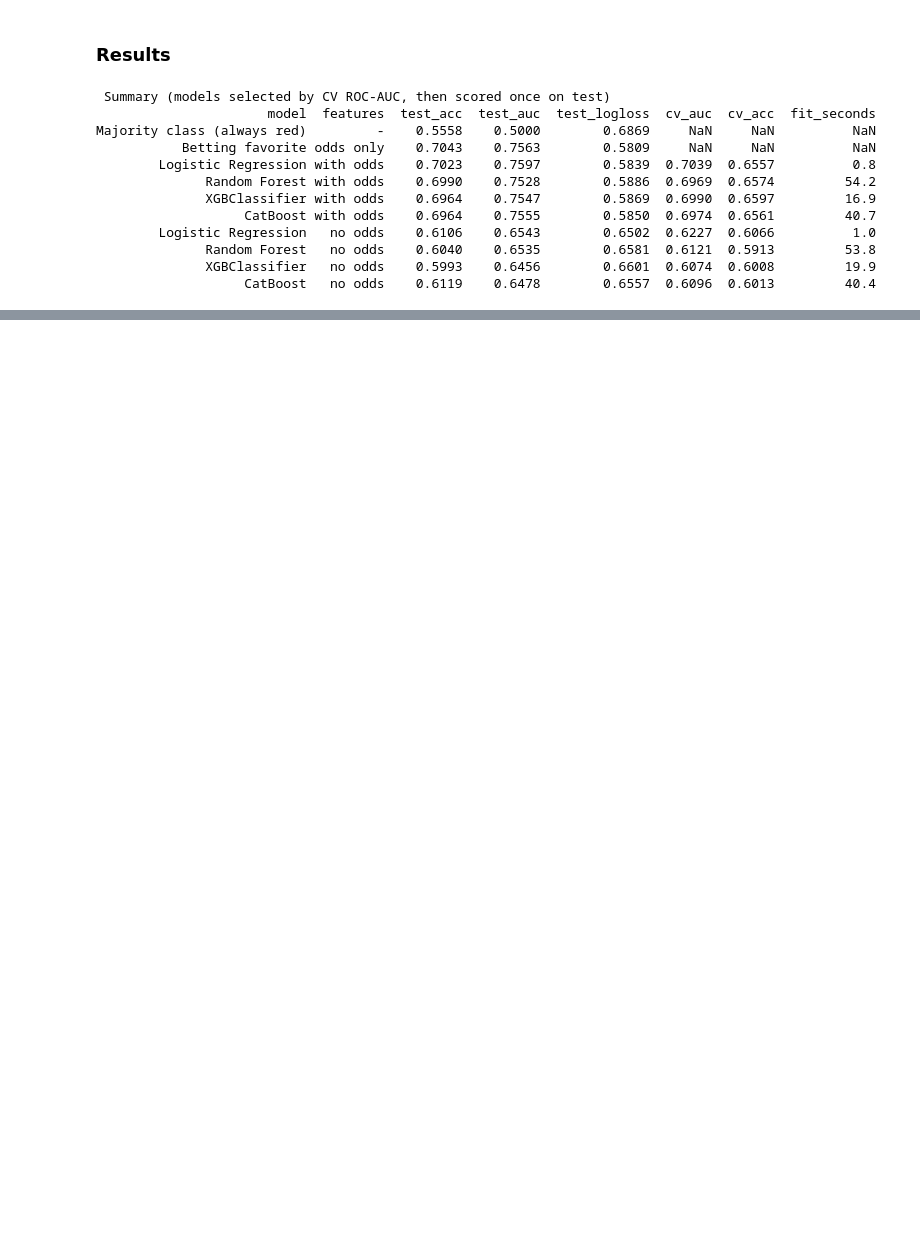
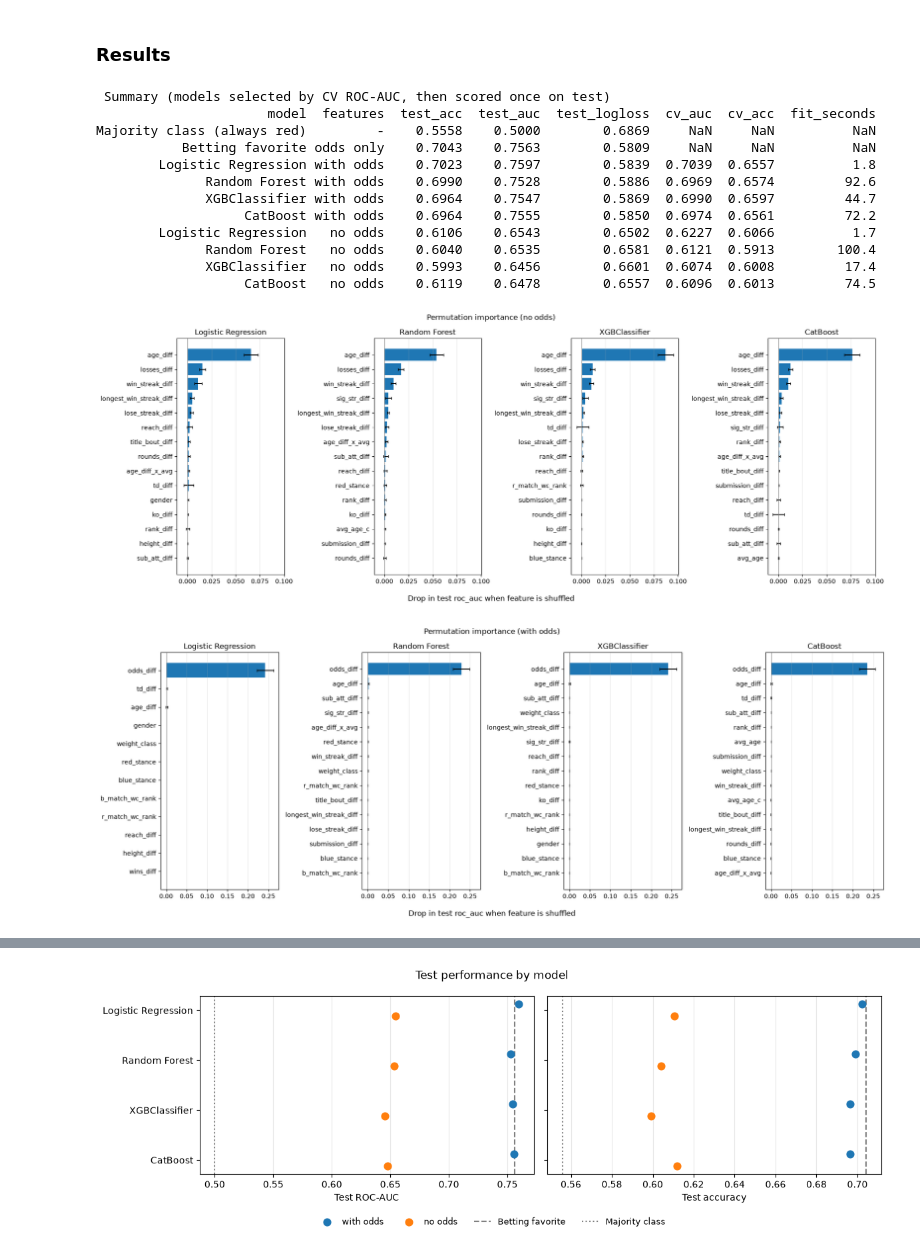
Before and after one commit to kormakursnorra/MachineLearningRepo, a Jupyter notebook: Project1/src/final_notebook.ipynb, the cells around one changed output, grey strips where cells are left out. Drawn from its saved outputs; the diff is of its cells as text; code cells hidden in the pictures; blank space fills up the shorter version.

Commit message:
plots and results

```diff
--- a/Project1/src/final_notebook.ipynb
+++ b/Project1/src/final_notebook.ipynb
@@ -332,13 +345,49 @@ KeyboardInterrupt:
 # %%
 summary = pd.DataFrame(results)
 pd.set_option("display.width", 200)
-
 print("\n Summary (models selected by CV ROC-AUC, then scored once on test) ")
 print(summary.drop(columns=["best_params"]).round(4).to_string(index=False))
+summary.to_csv(Path.cwd().parent / "data" / "results_summary.csv", index=False)
 
-result_path = Path.cwd().parent / "data" / "results_summary.csv"
+imp = pd.DataFrame(importance_rows)
+imp.to_csv(Path.cwd().parent / "data" / "permutation_importance.csv", index=False)
 
-summary.to_csv(result_path, index=False)
+fig_path_prefix = Path.cwd().parent / "media"
+
+def plot_importance(imp, metric="roc_auc", features="no odds", top_n=15):
+    """Horizontal bars per model, top_n features, error bars = std over repeats."""
+    d = imp[(imp["metric"] == metric) & (imp["features"] == features)]
+    models = d["model"].unique()
+    fig, axes = plt.subplots(1, len(models), figsize=(4.5 * len(models), 0.35 * top_n + 1.5), sharex=True)
+    for ax, m in zip(np.atleast_1d(axes), models):
+        dm = d[d["model"] == m].nlargest(top_n, "importance").iloc[::-1]  # biggest on top
+        colors = np.where(dm["importance"] > 0, "tab:blue", "tab:red")
+        ax.barh(dm["feature"], dm["importance"], xerr=dm["importance_std"], color=colors, capsize=2)
+        ax.axvline(0, color="gray", lw=0.8)
+        ax.set_title(m)
+        ax.grid(axis="x", alpha=0.3)
+    fig.supxlabel(f"Drop in test {metric} when feature is shuffled")
+    fig.suptitle(f"Permutation importance ({features})")
+    plt.savefig(fig_path_prefix / "importance_plot", dpi=150)
+    plt.tight_layout()
+    plt.show()
+
+plot_importance(imp, metric="roc_auc", features="no odds")
+plot_importance(imp, metric="roc_auc", features="with odds")
+
+# Heatmap: every feature vs every model, for one metric and feature set
+def importance_heatmap(imp, metric="roc_auc", features="no odds"):
+    d = imp[(imp["metric"] == metric) & (imp["features"] == features)]
+    pivot = d.pivot_table(index="feature", columns="model", values="importance")
+    pivot = pivot.loc[pivot.mean(axis=1).sort_values(ascending=False).index]
+    fig, ax = plt.subplots(figsize=(7, 0.3 * len(pivot) + 1.5))
+    sns.heatmap(pivot, annot=True, fmt=".3f", cmap="RdBu_r", center=0, ax=ax, cbar_kws={"label": metric})
+    ax.set_title(f"Permutation importance, {metric} ({features})")
+    plt.savefig(fig_path_prefix / "heat_map_plot", dpi=150)
+    plt.tight_layout()
+    plt.show()
+
+importance_heatmap(imp, "roc_auc", "no odds")
 
 # Test-set AUC and accuracy per model, with and without odds.
 # Dot plot rather than bars so the axis doesn't have to start at 0 to be honest.
@@ -362,6 +411,7 @@ axes[0].invert_yaxis()
 handles, labels = axes[1].get_legend_handles_labels()
 fig.legend(handles, labels, loc="lower center", ncol=4, fontsize=9, frameon=False)
 fig.suptitle("Test performance by model")
+plt.savefig(fig_path_prefix / "model_performance_plot", dpi=150)
 plt.tight_layout(rect=(0, 0.07, 1, 1))
 plt.show()
 
@@ -373,38 +423,42 @@ for name, proba in test_probas.items():
         fpr, tpr, _ = roc_curve(y_test, proba)
         style = dict(color="black", ls="--", lw=2) if name == "Betting favorite" else dict(lw=1.5)
         ax.plot(fpr, tpr, label=f"{name}  (AUC {roc_auc_score(y_test, proba):.3f})", **style)
 ax.plot([0, 1], [0, 1], color="gray", ls=":", lw=1)
 ax.set_xlabel("False positive rate")
 ax.set_ylabel("True positive rate")
 ax.set_title("ROC curves (test set)")
 ax.legend(loc="lower right", fontsize=8)
+plt.savefig(fig_path_prefix / "roc_results_plot", dpi=150)
 plt.tight_layout()
 plt.show()
 
 # Calibration: when a model says "red wins 70%", does red win ~70% of the time?
 # Matters more than AUC if these probabilities are ever compared to betting lines.
 fig, ax = plt.subplots(figsize=(6, 6))
 for name in ["Betting favorite", "Logistic Regression (with odds)", "Logistic Regression (no odds)"]:
     frac_pos, mean_pred = calibration_curve(y_test, test_probas[name], n_bins=10, strategy="quantile")
     style = dict(color="black", ls="--") if name == "Betting favorite" else {}
     ax.plot(mean_pred, frac_pos, marker="o", label=name, **style)
 ax.plot([0, 1], [0, 1], color="gray", ls=":", lw=1, label="Perfect calibration")
 ax.set_xlabel("Predicted P(red wins)")
 ax.set_ylabel("Observed fraction red wins")
 ax.set_title("Calibration (test set, 10 quantile bins)")
 ax.legend(loc="upper left", fontsize=8)
+plt.savefig(fig_path_prefix / "calibration_results_plot", dpi=150)
 plt.tight_layout()
 plt.show()
 # %% [output]
  Summary (models selected by CV ROC-AUC, then scored once on test)
                       model  features  test_acc  test_auc  test_logloss  cv_auc  cv_acc  fit_seconds
 Majority class (always red)         -    0.5558    0.5000        0.6869     NaN     NaN          NaN
            Betting favorite odds only    0.7043    0.7563        0.5809     NaN     NaN          NaN
-        Logistic Regression with odds    0.7023    0.7597        0.5839  0.7039  0.6557          0.8
-              Random Forest with odds    0.6990    0.7528        0.5886  0.6969  0.6574         54.2
-              XGBClassifier with odds    0.6964    0.7547        0.5869  0.6990  0.6597         16.9
-                   CatBoost with odds    0.6964    0.7555        0.5850  0.6974  0.6561         40.7
-        Logistic Regression   no odds    0.6106    0.6543        0.6502  0.6227  0.6066          1.0
-              Random Forest   no odds    0.6040    0.6535        0.6581  0.6121  0.5913         53.8
-              XGBClassifier   no odds    0.5993    0.6456        0.6601  0.6074  0.6008         19.9
-                   CatBoost   no odds    0.6119    0.6478        0.6557  0.6096  0.6013         40.4
+        Logistic Regression with odds    0.7023    0.7597        0.5839  0.7039  0.6557          1.8
+              Random Forest with odds    0.6990    0.7528        0.5886  0.6969  0.6574         92.6
+              XGBClassifier with odds    0.6964    0.7547        0.5869  0.6990  0.6597         44.7
+                   CatBoost with odds    0.6964    0.7555        0.5850  0.6974  0.6561         72.2
+        Logistic Regression   no odds    0.6106    0.6543        0.6502  0.6227  0.6066          1.7
+              Random Forest   no odds    0.6040    0.6535        0.6581  0.6121  0.5913        100.4
+              XGBClassifier   no odds    0.5993    0.6456        0.6601  0.6074  0.6008         17.4
+                   CatBoost   no odds    0.6119    0.6478        0.6557  0.6096  0.6013         74.5
+[figure, added]
+[figure, added]
@@ -410,0 +466 @@ Majority class (always red)         -    0.5558    0.5000        0.6869     NaN
+[figure, added]
```
Also changed, not shown: parts of 3 cells of this notebook, 8 other files.
